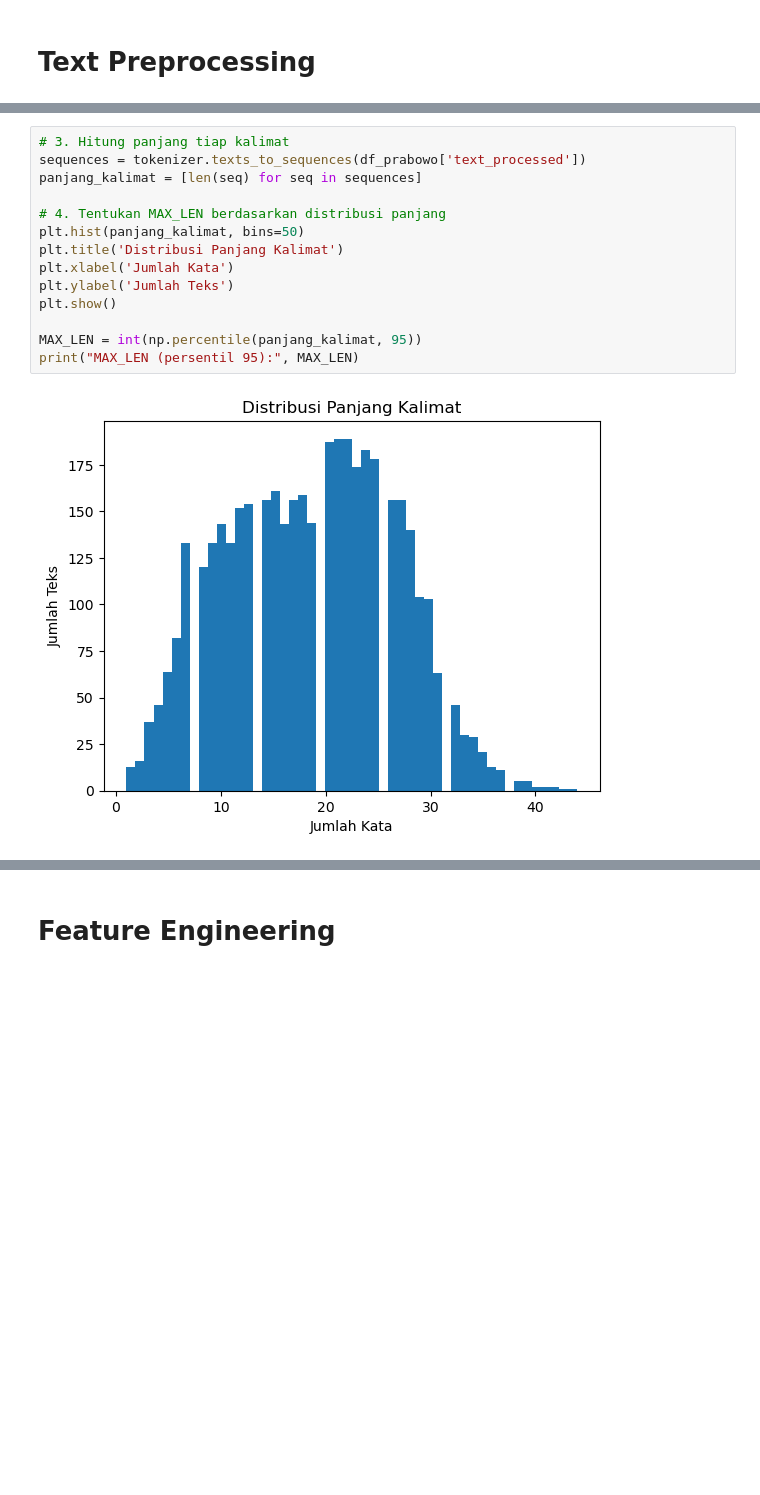
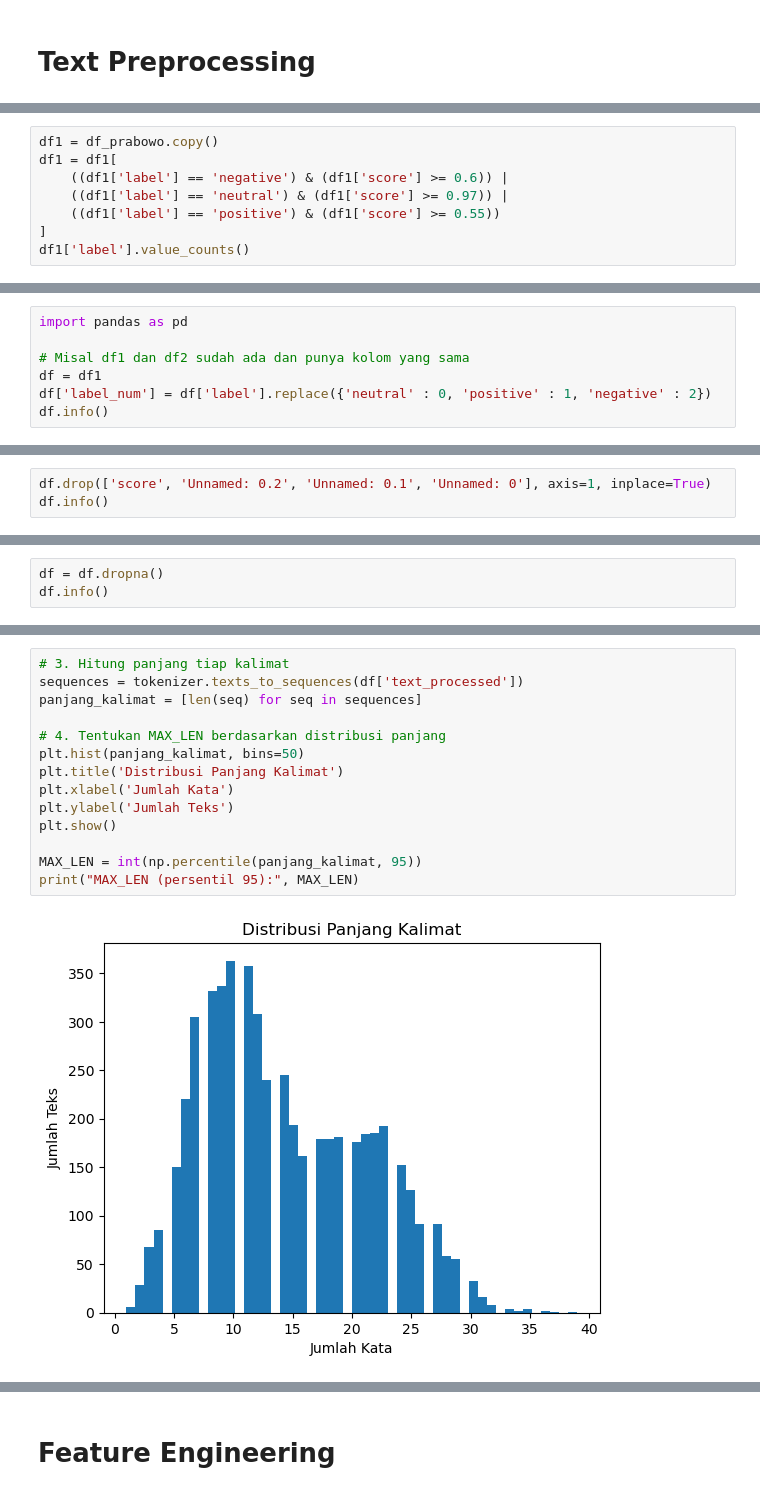
Before and after one commit to amongnikol/analisis_sentimen_prabowo, a Jupyter notebook: prabowo copy.ipynb, the cells around one changed output, grey strips where cells are left out. Cells and saved outputs as stored; diff of their text form; blank space fills up the shorter version.

```diff
--- a/prabowo copy.ipynb
+++ b/prabowo copy.ipynb
@@ -154,0 +79,8 @@ memory usage: 129.3+ KB
+# %%
+df1 = df_prabowo.copy()
+df1 = df1[
+    ((df1['label'] == 'negative') & (df1['score'] >= 0.6)) |
+    ((df1['label'] == 'neutral') & (df1['score'] >= 0.97)) |
+    ((df1['label'] == 'positive') & (df1['score'] >= 0.55))
+]
+df1['label'].value_counts()
@@ -154,0 +93,7 @@ memory usage: 129.3+ KB
+# %%
+import pandas as pd
+
+# Misal df1 dan df2 sudah ada dan punya kolom yang sama
+df = df1
+df['label_num'] = df['label'].replace({'neutral' : 0, 'positive' : 1, 'negative' : 2})
+df.info()
@@ -154,0 +116,3 @@ memory usage: 129.3+ KB
+# %%
+df.drop(['score', 'Unnamed: 0.2', 'Unnamed: 0.1', 'Unnamed: 0'], axis=1, inplace=True)
+df.info()
@@ -154,0 +131,3 @@ memory usage: 129.3+ KB
+# %%
+df = df.dropna()
+df.info()
@@ -181,16 +178,16 @@ MAX_WORDS yang digunakan: 8803
 # %%
 # 3. Hitung panjang tiap kalimat
-sequences = tokenizer.texts_to_sequences(df_prabowo['text_processed'])
+sequences = tokenizer.texts_to_sequences(df['text_processed'])
 panjang_kalimat = [len(seq) for seq in sequences]
 
 # 4. Tentukan MAX_LEN berdasarkan distribusi panjang
 plt.hist(panjang_kalimat, bins=50)
 plt.title('Distribusi Panjang Kalimat')
 plt.xlabel('Jumlah Kata')
 plt.ylabel('Jumlah Teks')
 plt.show()
 
 MAX_LEN = int(np.percentile(panjang_kalimat, 95))
 print("MAX_LEN (persentil 95):", MAX_LEN)
 # %% [output]
-[figure, old version]
+[figure, new version]
```
Also changed, not shown: parts of 24 cells of this notebook, 10 other files.
